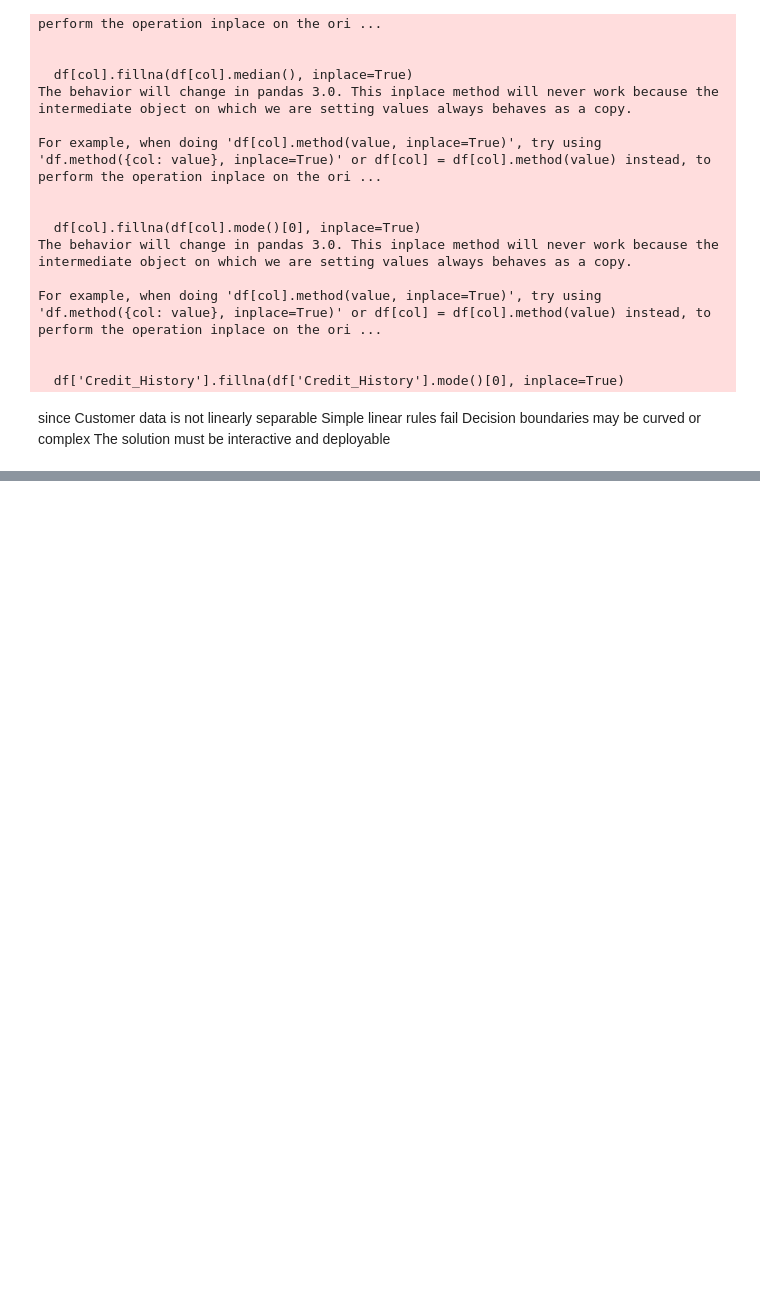
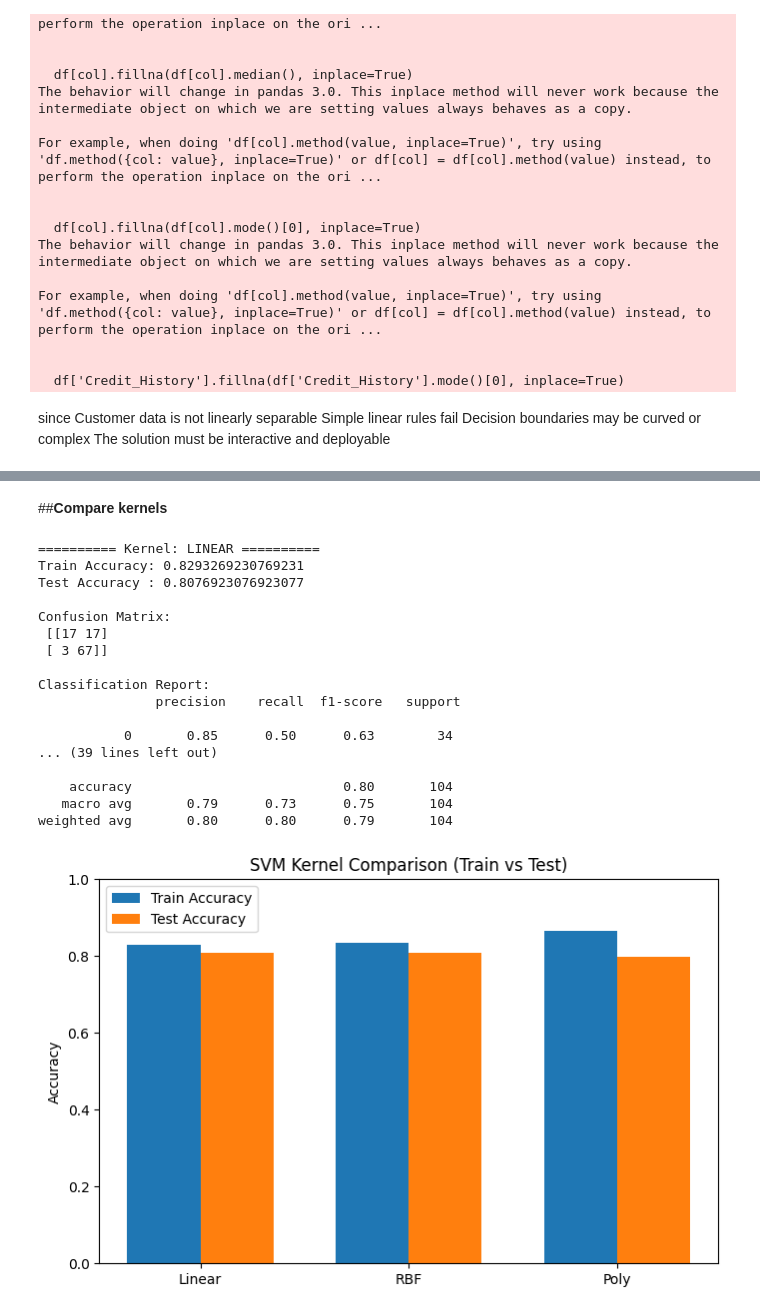
Before and after one commit to Khushibung05/SVM, a Jupyter notebook: SVM_loan_prediction.ipynb, the cells around one changed output, grey strips where cells are left out. Cells and saved outputs as stored; diff of their text form; code cells hidden in the pictures; blank space fills up the shorter version.

```diff
--- a/SVM_loan_prediction.ipynb
+++ b/SVM_loan_prediction.ipynb
@@ -172,9 +172,3 @@ since Customer data is not linearly separable
 Simple linear rules fail
 Decision boundaries may be curved or complex
 The solution must be interactive and deployable
-# %%
-#train svm with RBF kernel
-from sklearn.svm import SVC
-svm_rbf=SVC(kernel='rbf',C=1,gamma='scale')
-svm_rbf.fit(X_train,y_train)
-y_pred_rbf=svm_rbf.predict(X_test)
@@ -200,0 +175,68 @@ plt.show()
+# %% [markdown]
+##**Compare kernels**
+# %%
+from sklearn.svm import SVC
+from sklearn.metrics import accuracy_score, classification_report, confusion_matrix
+import matplotlib.pyplot as plt
+import numpy as np
+
+kernels = ['linear', 'rbf', 'poly']
+train_acc = []
+test_acc = []
+
+models = {}
+
+for k in kernels:
+    svm = SVC(kernel=k, C=1, gamma='scale')
+    svm.fit(X_train, y_train)
+
+    y_train_pred = svm.predict(X_train)
+    y_test_pred = svm.predict(X_test)
+
+    tr = accuracy_score(y_train, y_train_pred)
+    te = accuracy_score(y_test, y_test_pred)
+
+    train_acc.append(tr)
+    test_acc.append(te)
+
+    models[k] = svm
+
+    print(f"\n========== Kernel: {k.upper()} ==========")
+    print("Train Accuracy:", tr)
+    print("Test Accuracy :", te)
+    print("\nConfusion Matrix:\n", confusion_matrix(y_test, y_test_pred))
+    print("\nClassification Report:\n", classification_report(y_test, y_test_pred))
+
+# ----------- Plot Train vs Test Accuracy -----------
+x = np.arange(len(kernels))
+width = 0.35
+
+plt.figure(figsize=(8,5))
+plt.bar(x - width/2, train_acc, width, label="Train Accuracy")
+plt.bar(x + width/2, test_acc, width, label="Test Accuracy")
+
+plt.xticks(x, ["Linear", "RBF", "Poly"])
+plt.ylabel("Accuracy")
+plt.title("SVM Kernel Comparison (Train vs Test)")
+plt.legend()
+plt.ylim(0, 1)
+plt.show()
+# %% [output]
+========== Kernel: LINEAR ==========
+Train Accuracy: 0.8293269230769231
+Test Accuracy : 0.8076923076923077
+
+Confusion Matrix:
+ [[17 17]
+ [ 3 67]]
+
+Classification Report:
+               precision    recall  f1-score   support
+
+           0       0.85      0.50      0.63        34
+... (39 lines left out)
+
+    accuracy                           0.80       104
+   macro avg       0.79      0.73      0.75       104
+weighted avg       0.80      0.80      0.79       104
+[figure, added]
```
Also changed, not shown: parts of 3 cells of this notebook.
